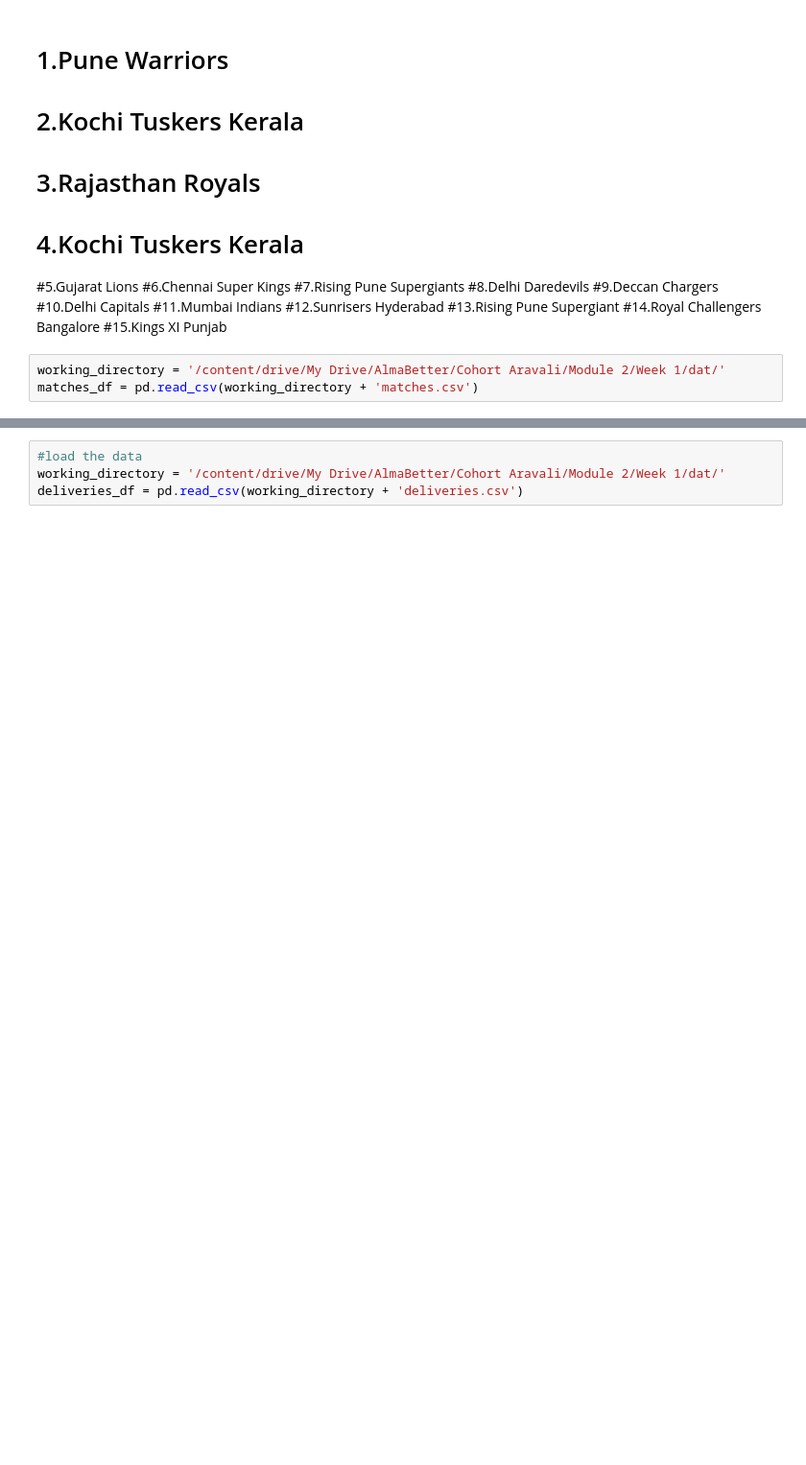
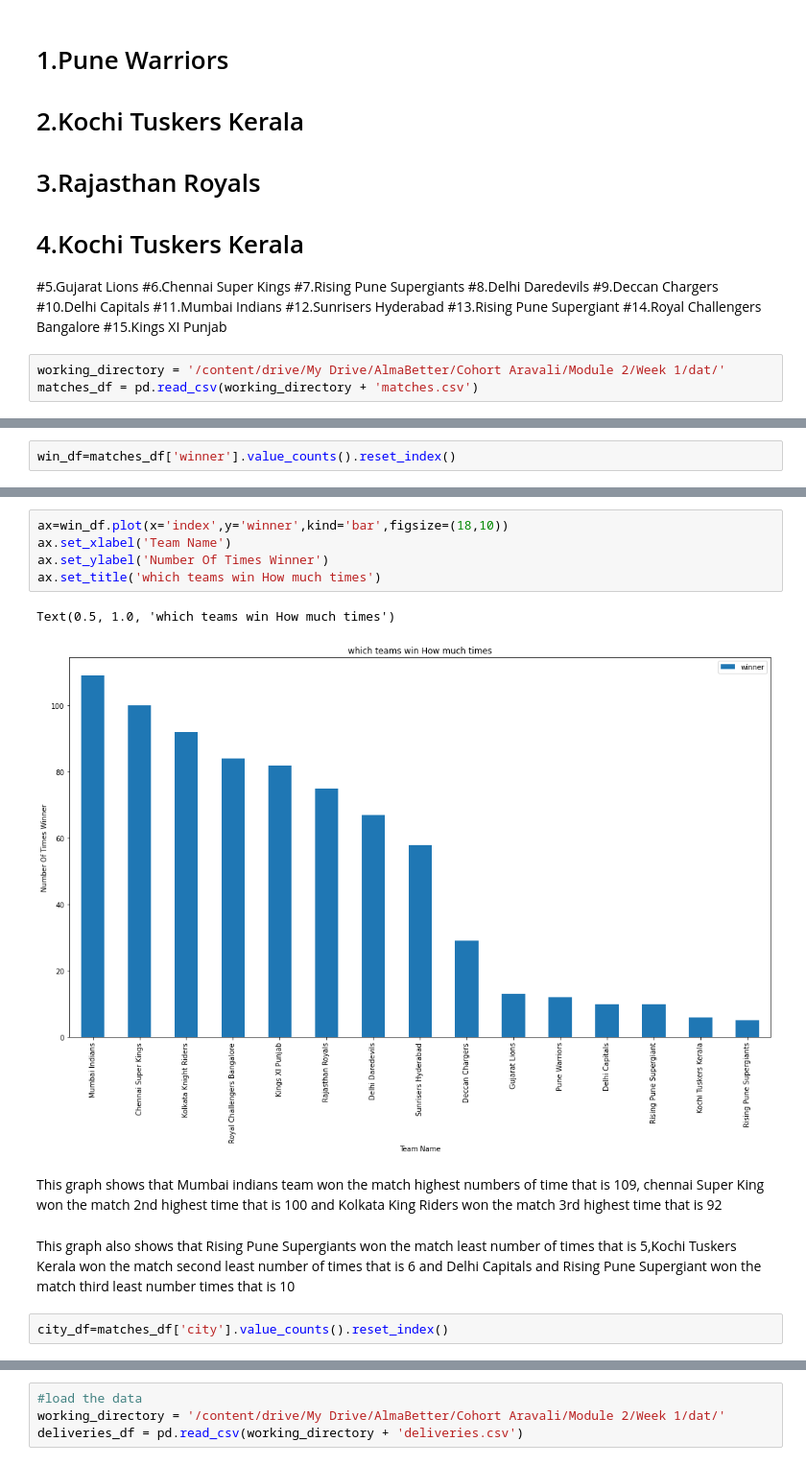
Before and after one commit to hrushikeshsahu19/IPL-data-analysis, a Jupyter notebook: Hrushikesh_Sahu_Team_3_Capstone_Project.ipynb, the cells around one changed output, grey strips where cells are left out. Shown: that part at 96% size. Drawn from its saved outputs; the diff is of its cells as text; blank space fills up the shorter version.

```diff
--- a/Hrushikesh_Sahu_Team_3_Capstone_Project.ipynb
+++ b/Hrushikesh_Sahu_Team_3_Capstone_Project.ipynb
@@ -97,0 +202,2 @@ matches_df.head()
+# %%
+win_df=matches_df['winner'].value_counts().reset_index()
@@ -97,0 +222,14 @@ matches_df.head()
+# %%
+ax=win_df.plot(x='index',y='winner',kind='bar',figsize=(18,10))
+ax.set_xlabel('Team Name')
+ax.set_ylabel('Number Of Times Winner')
+ax.set_title('which teams win How much times')
+# %% [output]
+Text(0.5, 1.0, 'which teams win How much times')
+[figure, added]
+# %% [markdown]
+This graph shows that Mumbai indians team won the match highest numbers of time that is 109, chennai Super King won the match 2nd highest time that is 100 and Kolkata King Riders won the match 3rd highest time that is  92
+# %% [markdown]
+This graph also shows that Rising Pune Supergiants won the match least number of times  that is 5,Kochi Tuskers Kerala won the match second  least number of times that is 6 and Delhi Capitals  and Rising Pune Supergiant won the match third  least number times that is 10
+# %%
+city_df=matches_df['city'].value_counts().reset_index()
```
Also changed, not shown: parts of 41 cells of this notebook.
